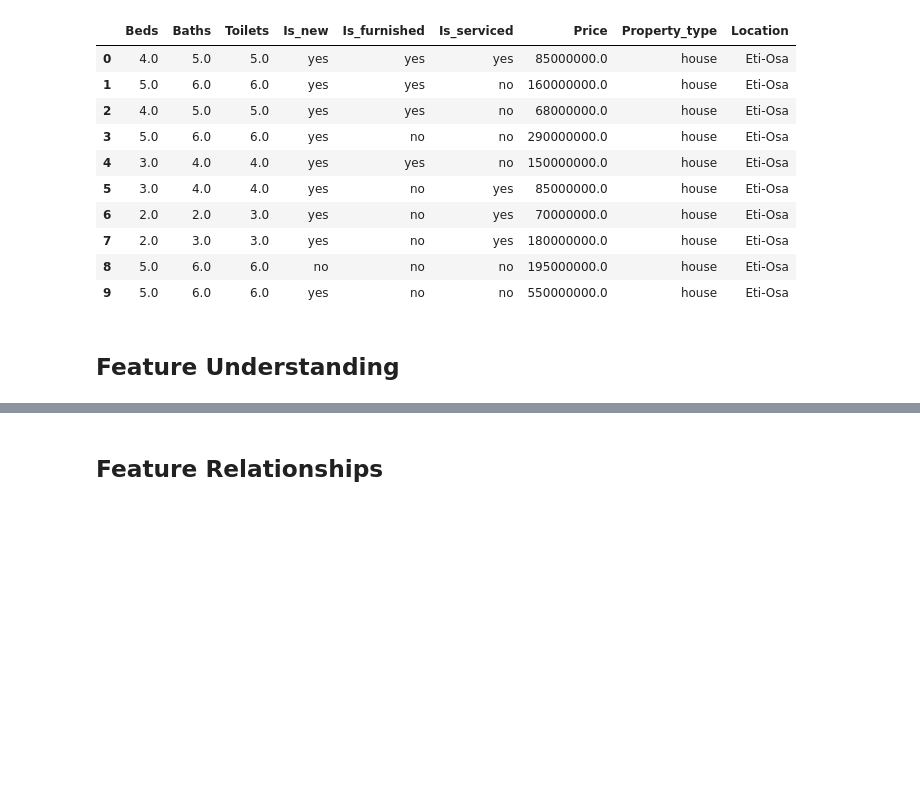
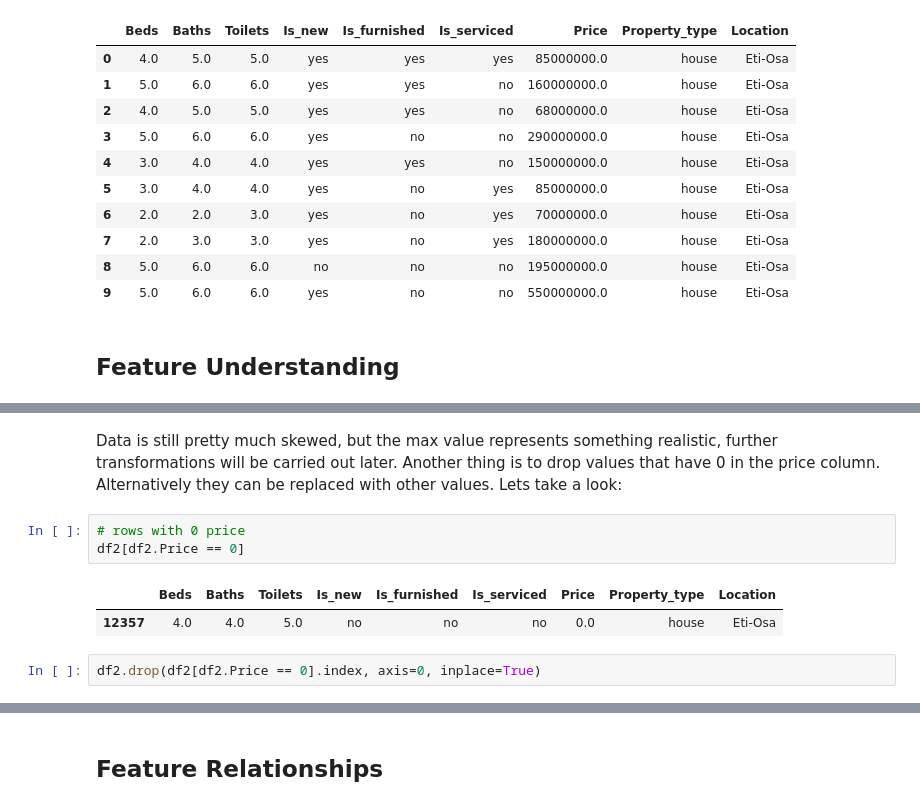
Before and after one commit to thevictoressien/lagos-house-price, a Jupyter notebook: eda_feature_engineering.ipynb, the cells around one changed output, grey strips where cells are left out. Cells and saved outputs as stored; diff of their text form; blank space fills up the shorter version.

```diff
--- a/eda_feature_engineering.ipynb
+++ b/eda_feature_engineering.ipynb
@@ -33,0 +164,10 @@ Shape: (19074, 9)
+# %% [markdown]
+Data is still pretty much skewed, but the max value represents something realistic, further transformations will be carried out later. Another thing is to drop values that have 0 in the price column. Alternatively they can be replaced with other values. Lets take a look:
+# %%
+# rows with 0 price
+df2[df2.Price == 0]
+# %% [output]
+|  | Beds | Baths | Toilets | Is_new | Is_furnished | Is_serviced | Price | Property_type | Location |
+| 12357 | 4.0 | 4.0 | 5.0 | no | no | no | 0.0 | house | Eti-Osa |
+# %%
+df2.drop(df2[df2.Price == 0].index, axis=0, inplace=True)
```
Also changed, not shown: parts of 28 cells of this notebook.
